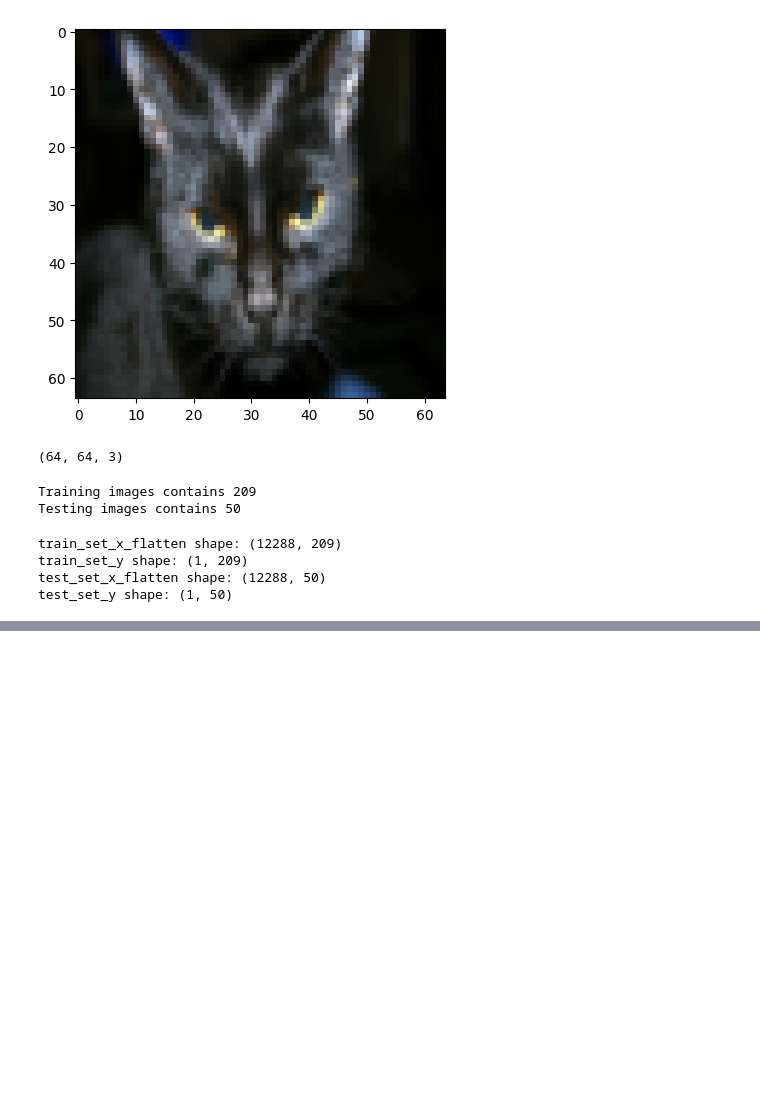
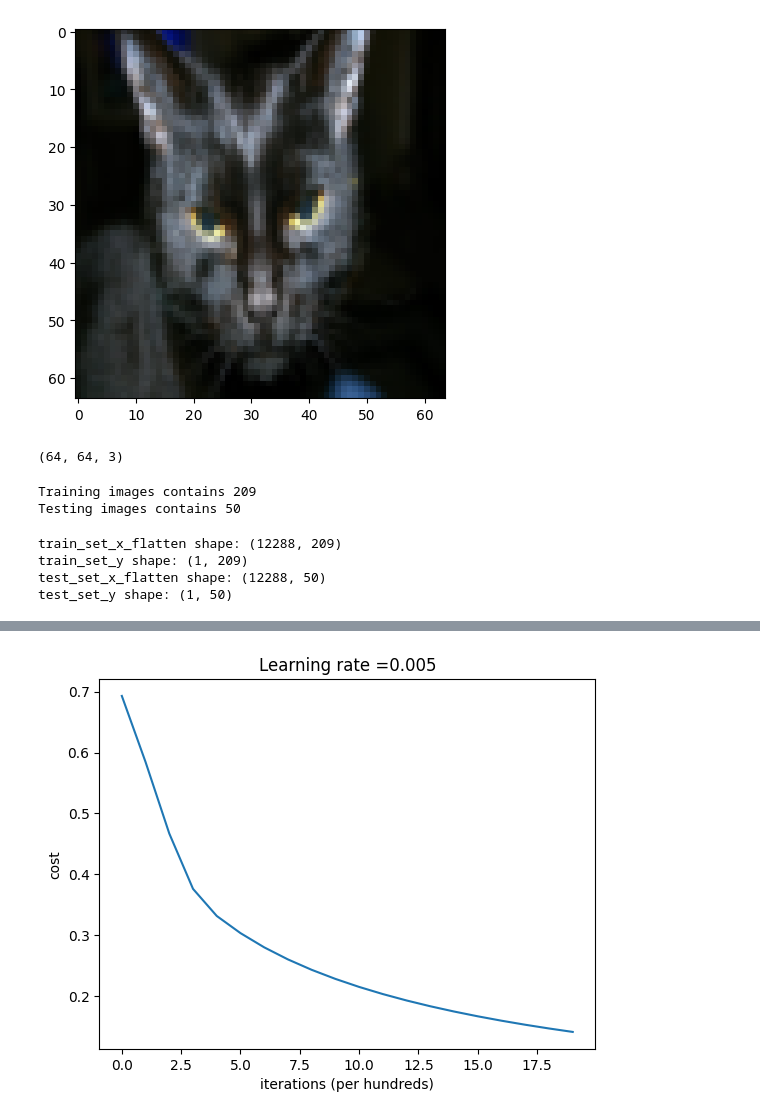
Before and after one commit to AbdulManaf12/Python, a Jupyter notebook: Practice/Logistic Regression.ipynb, the cells around one changed output, grey strips where cells are left out. Drawn from its saved outputs; the diff is of its cells as text; code cells hidden in the pictures; blank space fills up the shorter version.

```diff
--- a/Practice/Logistic Regression.ipynb
+++ b/Practice/Logistic Regression.ipynb
@@ -81,7 +83,7 @@ def sigmoid(z):
     Return:
     s -- sigmoid(z)
     """
-    s = 1  / ( 1 + np.exp(z) )
+    s = 1  / ( 1 + np.exp(-z) )
 
     return s
 # %%
@@ -280,3 +282,5 @@ def model(X_train, Y_train, X_test, Y_test, num_iterations = 2000, learning_rate
          "num_iterations": num_iterations}
 
     return d
+# %%
+logistic_regression_model = model(train_set_x, train_set_y, test_set_x, test_set_y, num_iterations=2000, learning_rate=0.005, print_cost=True)
@@ -282,0 +313,10 @@ def model(X_train, Y_train, X_test, Y_test, num_iterations = 2000, learning_rate
+# %%
+# Plot learning curve (with costs)
+costs = np.squeeze(logistic_regression_model['costs'])
+plt.plot(costs)
+plt.ylabel('cost')
+plt.xlabel('iterations (per hundreds)')
+plt.title("Learning rate =" + str(logistic_regression_model["learning_rate"]))
+plt.show()
+# %% [output]
+[figure, added]
```
Also changed, not shown: parts of 6 cells of this notebook.
